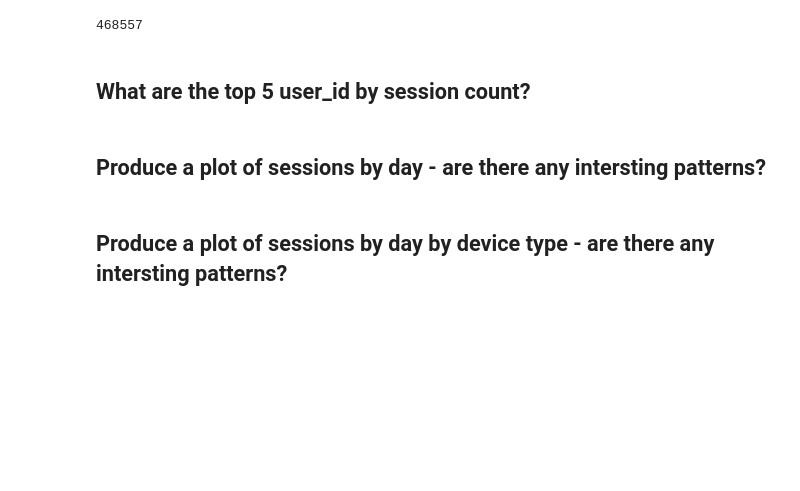
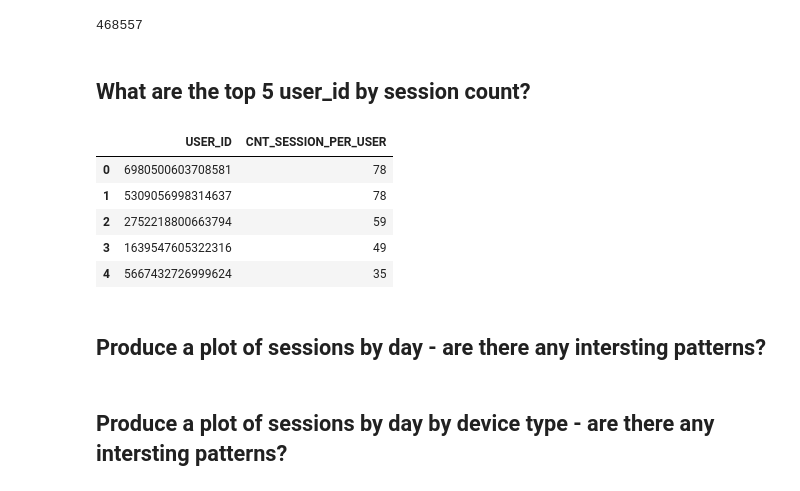
Before and after one commit to vibhutivadje/Python_for_Data_Analysis, a Jupyter notebook: TL.ipynb, the cells around one changed output. Saved outputs shown, nothing was run; the diff lists cells and outputs as text; code cells hidden in the pictures; blank space fills up the shorter version.

Commit message:
count of session per user

```diff
--- a/TL.ipynb
+++ b/TL.ipynb
@@ -131,6 +131,25 @@ df['SESSION_ID'].nunique()
 468557
 # %% [markdown]
 ## What are the top 5 user_id by session count?
+# %%
+query5 = '''
+SELECT
+    USER_ID,
+    COUNT(SESSION_ID) as CNT_SESSION_PER_USER
+FROM df
+GROUP BY USER_ID
+ORDER BY COUNT(SESSION_ID) DESC
+LIMIT 5;
+'''
+
+mysql(query5)
+# %% [output]
+|  | USER_ID | CNT_SESSION_PER_USER |
+| 0 | 6980500603708581 | 78 |
+| 1 | 5309056998314637 | 78 |
+| 2 | 2752218800663794 | 59 |
+| 3 | 1639547605322316 | 49 |
+| 4 | 5667432726999624 | 35 |
 # %% [markdown]
 ## Produce a plot of sessions by day - are there any intersting patterns?
 # %% [markdown]
```
